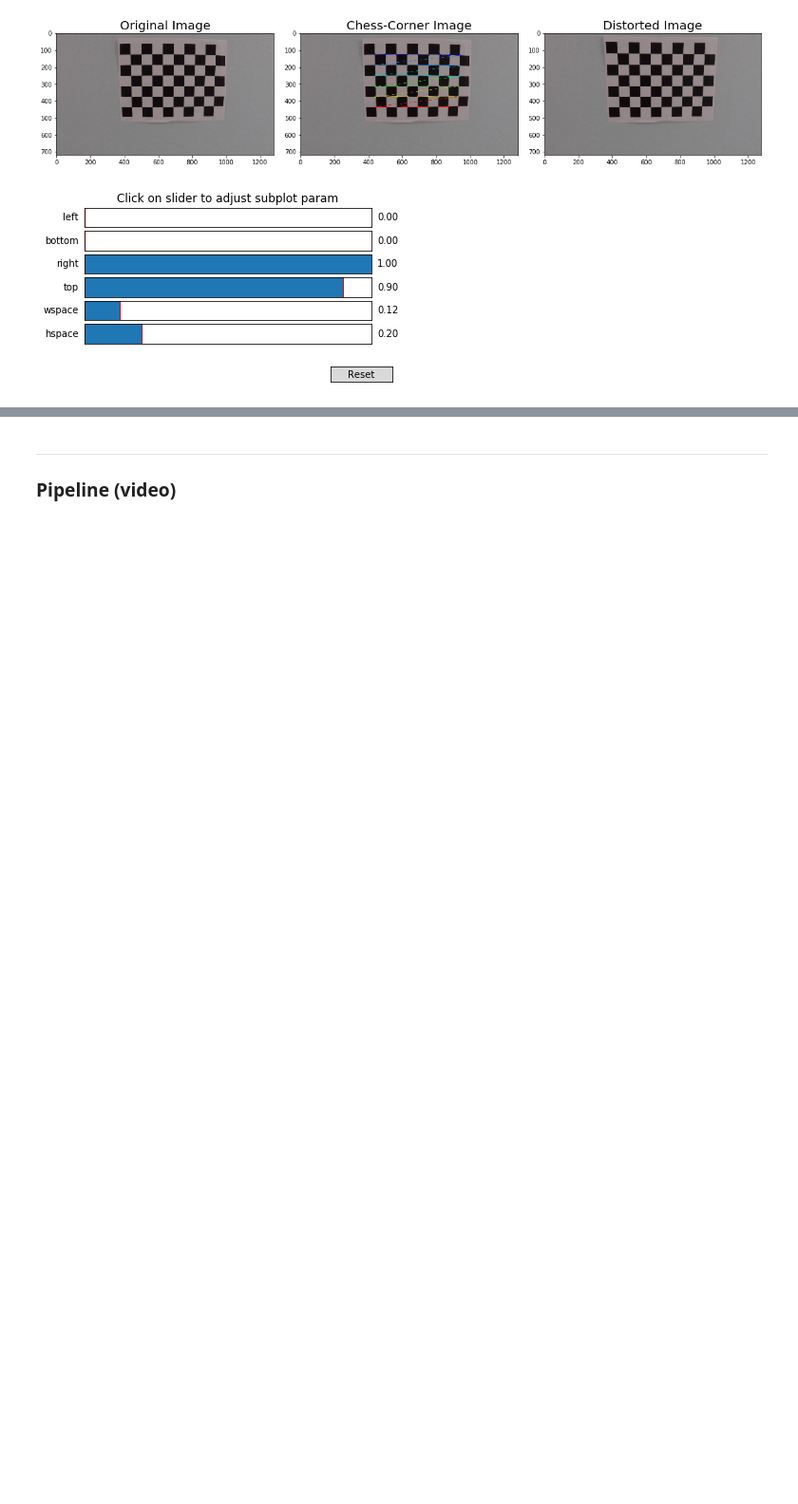
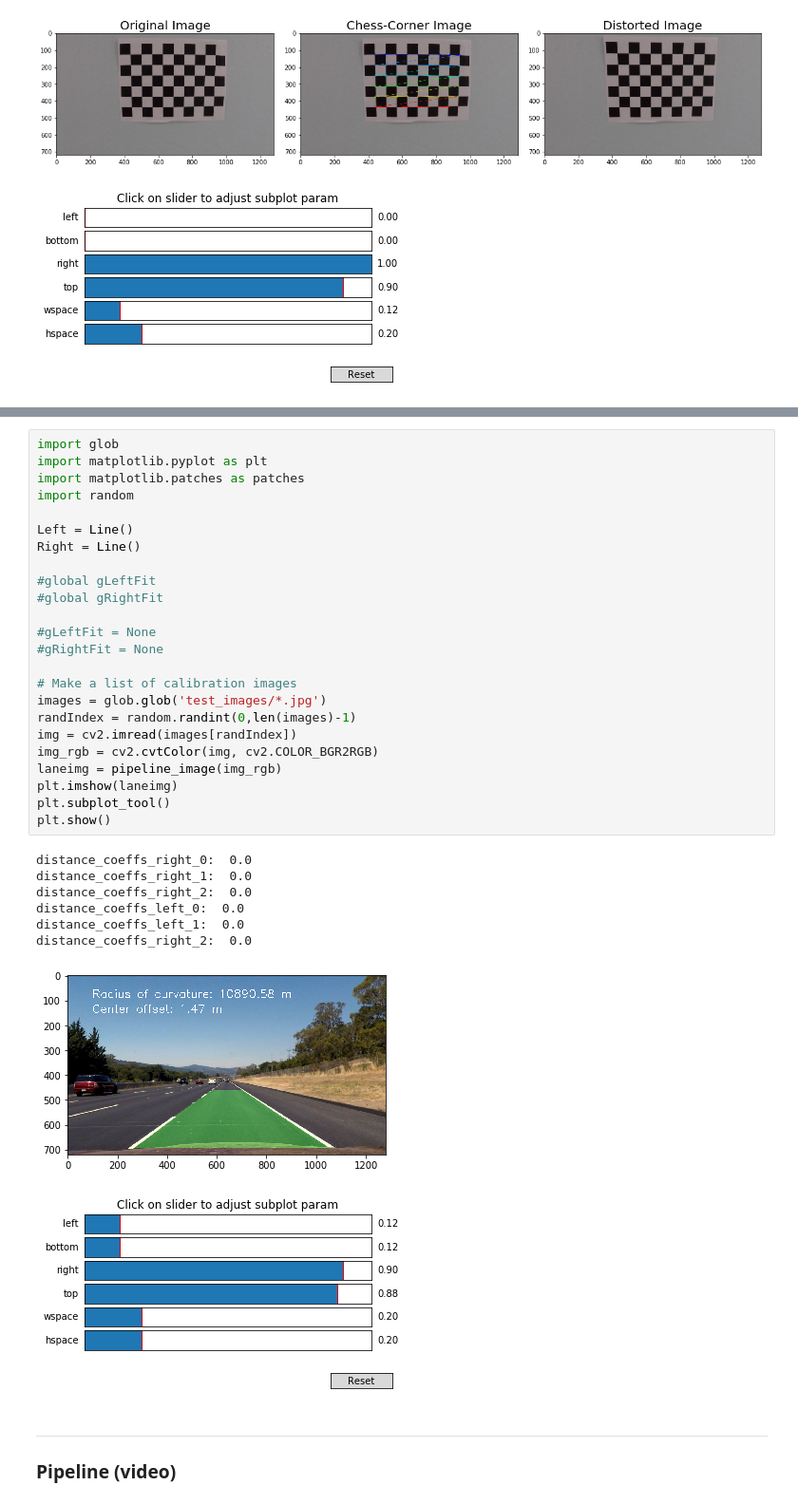
Before and after one commit to carpenter007/CarndTerm1_AdvancedLaneFinding, a Jupyter notebook: lanefinding.ipynb, the cells around one changed output, grey strips where cells are left out. Shown at 95% size. Saved outputs shown, nothing was run; the diff lists cells and outputs as text; blank space fills up the shorter version.

Commit message:
update notebook, add image pipeline with visualization, add video pipeline, add Line-class, add validation of recently found line (not parametrized yet)

```diff
--- a/lanefinding.ipynb
+++ b/lanefinding.ipynb
@@ -273,3 +761,36 @@ plt.show()
+# %%
+import glob
+import matplotlib.pyplot as plt
+import matplotlib.patches as patches
+import random
+
+Left = Line()
+Right = Line()
+
+#global gLeftFit
+#global gRightFit
+
+#gLeftFit = None
+#gRightFit = None
+
+# Make a list of calibration images
+images = glob.glob('test_images/*.jpg')
+randIndex = random.randint(0,len(images)-1)
+img = cv2.imread(images[randIndex])
+img_rgb = cv2.cvtColor(img, cv2.COLOR_BGR2RGB)
+laneimg = pipeline_image(img_rgb)
+plt.imshow(laneimg)
+plt.subplot_tool()
+plt.show()
+# %% [output]
+distance_coeffs_right_0:  0.0
+distance_coeffs_right_1:  0.0
+distance_coeffs_right_2:  0.0
+distance_coeffs_left_0:  0.0
+distance_coeffs_left_1:  0.0
+distance_coeffs_right_2:  0.0
+[figure, added]
+[figure, added]
 # %% [markdown]
 ---
 
```
Also changed, not shown: parts of 11 cells of this notebook.
